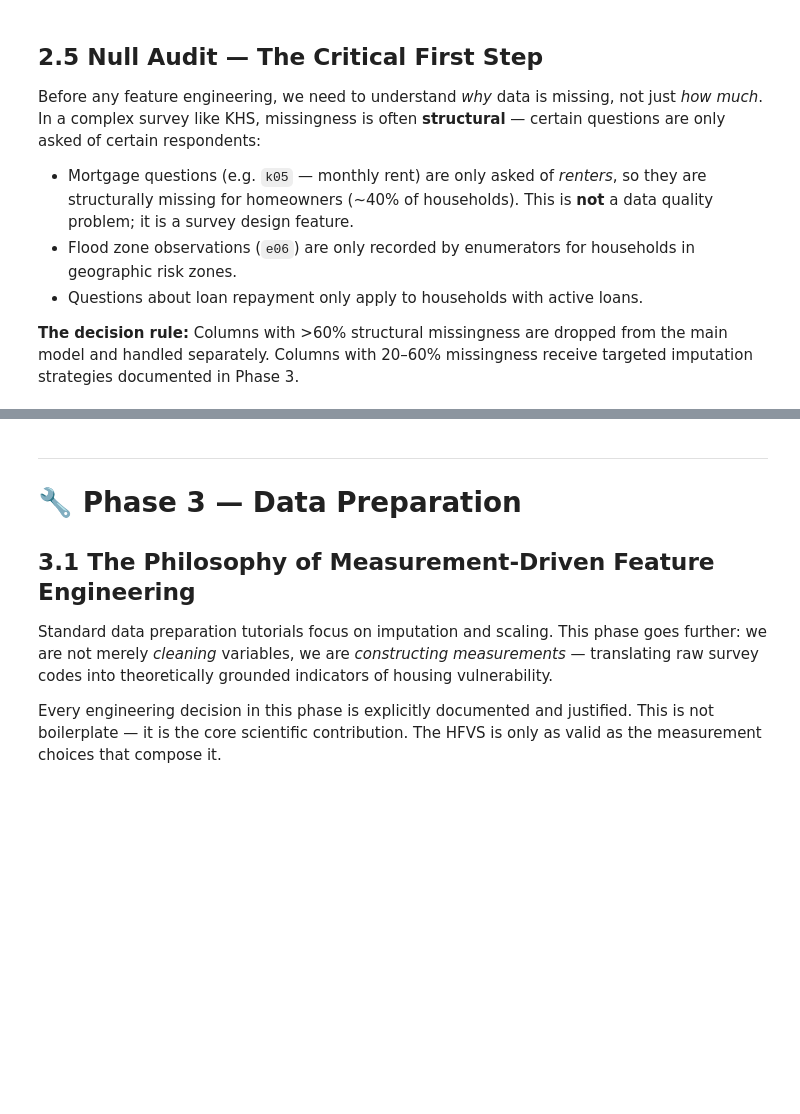
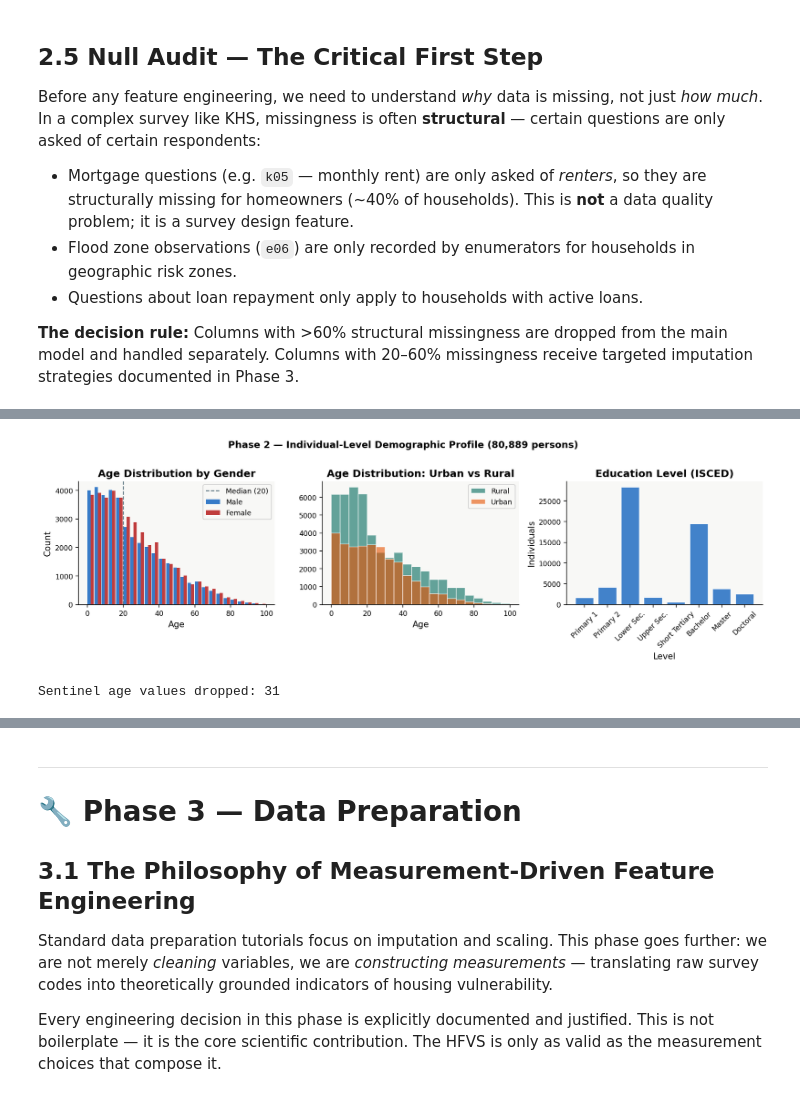
Before and after one commit to VAL-Jerono/KHS_housing_dissertation, a Jupyter notebook: KHS_Dissertation_FINAL.ipynb, the cells around one changed output, grey strips where cells are left out. Drawn from its saved outputs; the diff is of its cells as text; code cells hidden in the pictures; blank space fills up the shorter version.

```diff
--- a/KHS_Dissertation_FINAL.ipynb
+++ b/KHS_Dissertation_FINAL.ipynb
@@ -538,56 +600,63 @@ print(stratum_counts[['Rural','Urban','total']].head(10).to_string())
 # %%
 # ── 2.8  Individual file profile — demographic characteristics ─────────────────
 # Individual-level data aggregates to household grain in Phase 3.
 # Here we profile the raw individual records.
 
+
 ind['age_n']     = pd.to_numeric(ind['age_cur'], errors='coerce')
-ind['residence'] = ind['a07_1'].map({1: 'Rural', 2: 'Urban'})
+ind['age_n']     = ind['age_n'].where(ind['age_n'].between(0, 100))
+ind['residence'] = pd.to_numeric(ind['resid'], errors='coerce').map({1: 'Rural', 2: 'Urban'})
 
 fig, axes = plt.subplots(1, 3, figsize=(13, 4))
 
-# Age distribution by gender
+# Age distribution by gender — side-by-side bars
 gender_map = {1: 'Male', 2: 'Female'}
 ind['gender'] = pd.to_numeric(ind['b04'], errors='coerce').map(gender_map)
-for g, col in [('Male', BLUE), ('Female', RED)]:
-    sub = ind[ind['gender'] == g]['age_n'].dropna()
-    axes[0].hist(sub, bins=25, color=col, alpha=0.65, label=g, edgecolor='white')
+bins = np.arange(0, 101, 4)
+male_vals,   _ = np.histogram(ind[ind['gender'] == 'Male']['age_n'].dropna(),   bins=bins)
+female_vals, _ = np.histogram(ind[ind['gender'] == 'Female']['age_n'].dropna(), bins=bins)
+width = (bins[1] - bins[0]) / 2.2
+axes[0].bar(bins[:-1],         male_vals,   width=width, color=BLUE, alpha=0.85, label='Male',   align='edge')
+axes[0].bar(bins[:-1] + width, female_vals, width=width, color=RED,  alpha=0.85, label='Female', align='edge')
+axes[0].axvline(ind['age_n'].median(), color=GRAY, ls='--', lw=1.2,
+                label=f'Median ({ind["age_n"].median():.0f})')
 axes[0].set_title('Age Distribution by Gender')
 axes[0].set_xlabel('Age')
 axes[0].set_ylabel('Count')
 axes[0].legend()
-axes[0].axvline(ind['age_n'].median(), color=GRAY, ls='--', lw=1.2,
-                label=f'Median ({ind["age_n"].median():.0f})')
 
-# Urban vs rural age pyramid (simplified)
+# Urban vs rural age distribution
 for res, col, lbl in [('Rural', TEAL, 'Rural'), ('Urban', AMBER, 'Urban')]:
     sub = ind[ind['residence'] == res]['age_n'].dropna()
     axes[1].hist(sub, bins=20, color=col, alpha=0.6, label=lbl, edgecolor='white')
 axes[1].set_title('Age Distribution: Urban vs Rural')
 axes[1].set_xlabel('Age')
 axes[1].legend()
 
-# Education distribution (ISCED)
-edu_col = 'ken_edu_isced11' if 'ken_edu_isced11' in ind.columns else None
-if edu_col:
-    edu_counts = pd.to_numeric(ind[edu_col], errors='coerce').value_counts().sort_index()
-    ISCED_LABELS = {0:'No Ed.', 1:'Primary 1', 2:'Primary 2', 3:'Lower Sec.',
-                    4:'Upper Sec.', 5:'Short Tertiary', 6:'Bachelor', 7:'Master', 8:'Doctoral'}
-    axes[2].bar([ISCED_LABELS.get(k, str(k)) for k in edu_counts.index],
-                edu_counts.values, color=BLUE, edgecolor='white', alpha=0.8)
-    axes[2].set_title('Education Level (ISCED)')
-    axes[2].set_xlabel('Level')
-    axes[2].set_ylabel('Individuals')
-    axes[2].tick_params(axis='x', rotation=45)
-else:
-    axes[2].text(0.5, 0.5, 'Education variable\nnot found in this file',
-                 ha='center', va='center', transform=axes[2].transAxes, color=GRAY)
-    axes[2].set_title('Education (not loaded)')
+# Education distribution (ISCED) — keep only valid ISCED levels 0–8
+edu_series  = pd.to_numeric(ind['ken_edu_isced11'], errors='coerce')
+edu_series  = edu_series.where(edu_series.between(0, 8))
+edu_counts  = edu_series.value_counts().sort_index()
+ISCED_LABELS = {0:'No Ed.', 1:'Primary 1', 2:'Primary 2', 3:'Lower Sec.',
+                4:'Upper Sec.', 5:'Short Tertiary', 6:'Bachelor', 7:'Master', 8:'Doctoral'}
+axes[2].bar([ISCED_LABELS.get(k, str(k)) for k in edu_counts.index],
+            edu_counts.values, color=BLUE, edgecolor='white', alpha=0.8)
+axes[2].set_title('Education Level (ISCED)')
+axes[2].set_xlabel('Level')
+axes[2].set_ylabel('Individuals')
+axes[2].tick_params(axis='x', rotation=45)
 
 plt.suptitle('Phase 2 — Individual-Level Demographic Profile (80,889 persons)',
              fontsize=12, fontweight='600', y=1.01)
 plt.tight_layout()
 plt.savefig(FIGS / 'phase2_demographics.png', dpi=150, bbox_inches='tight')
 plt.show()
+
+n_bad_age = ind['age_cur'].pipe(pd.to_numeric, errors='coerce').gt(100).sum()
+print(f"Sentinel age values dropped: {n_bad_age:,}")
+# %% [output]
+[figure, added]
+Sentinel age values dropped: 31
 # %%
 # ── 2.9  Cross-file join audit — before any engineering ───────────────────────
 # Joining files with duplicates is one of the most common pipeline errors.
```
Also changed, not shown: parts of 45 cells of this notebook.
